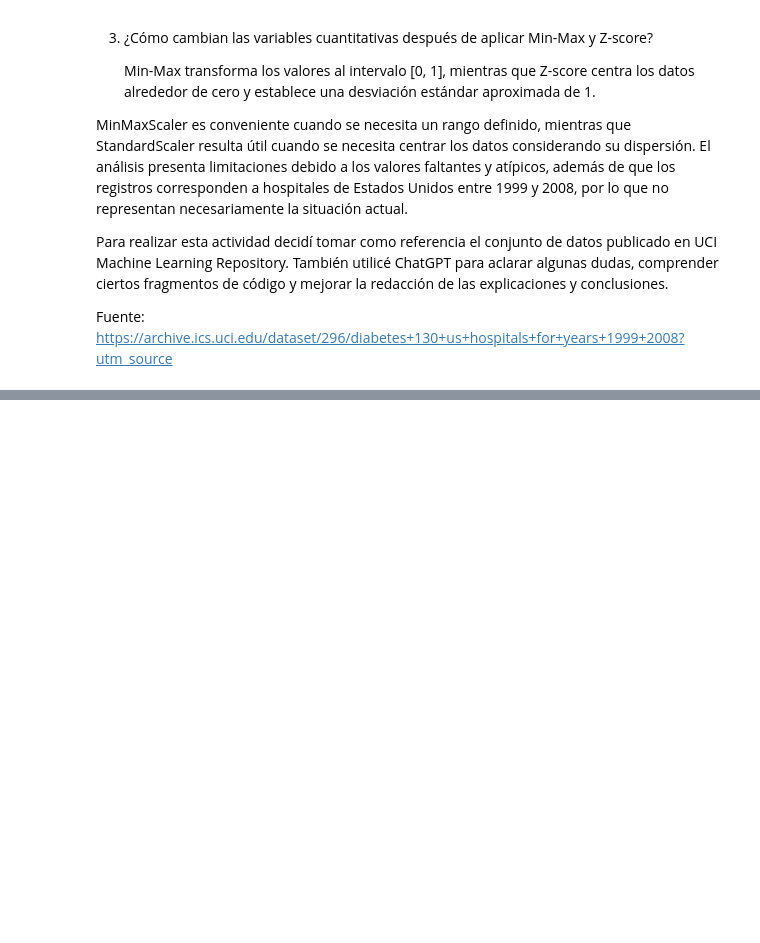
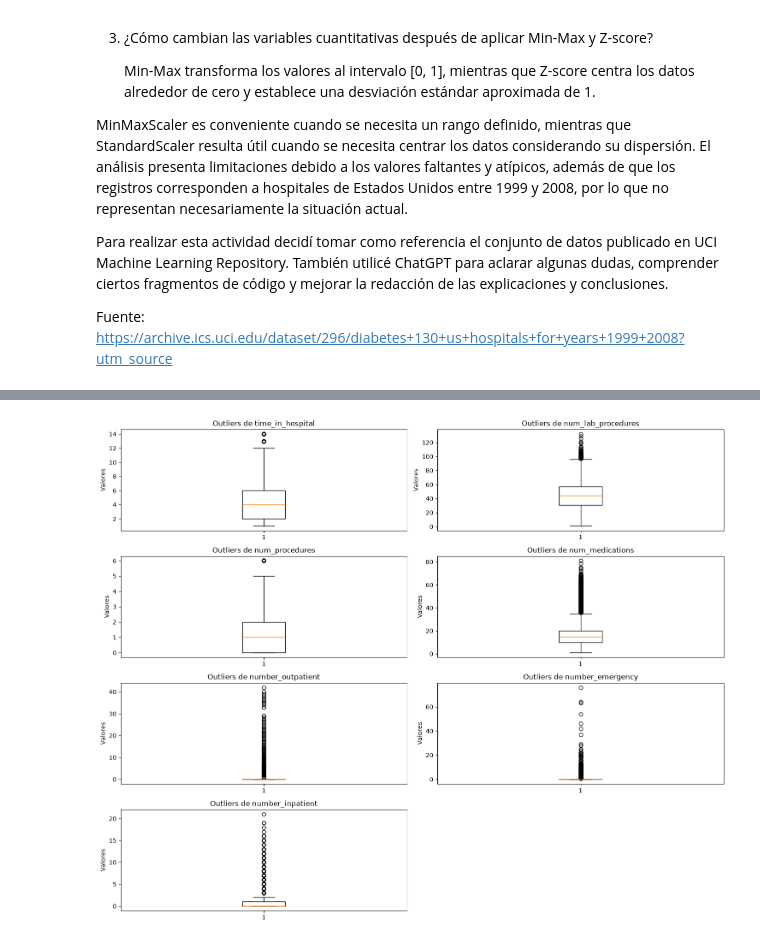
Before and after one commit to r0berto1000c-ops/fundamentosMachine26-27, a Jupyter notebook: Rosero_Robert_Practica_Datos_Medicos.ipynb, the cells around one changed output, grey strips where cells are left out. Cells and saved outputs as stored; diff of their text form; code cells hidden in the pictures; blank space fills up the shorter version.

Commit message:
Actividad: Detección de Outliers en datos médicos

```diff
--- a/Rosero_Robert_Practica_Datos_Medicos.ipynb
+++ b/Rosero_Robert_Practica_Datos_Medicos.ipynb
@@ -1004,0 +1105,11 @@ Fuente: https://archive.ics.uci.edu/dataset/296/diabetes+130+us+hospitals+for+ye
+# %%
+# Recorremos cada variable
+for columna in variables:
+
+    # Obtenemos las posiciones de los outliers
+    posiciones = np.where(mascara_outliers[columna])[0]
+
+    # Mostramos los resultados
+    print(f"\nVariable: {columna}")
+    print("Posiciones de outliers:", posiciones)
+    print("Total de outliers:", len(posiciones))
@@ -1004,0 +1134,26 @@ Fuente: https://archive.ics.uci.edu/dataset/296/diabetes+130+us+hospitals+for+ye
+# %%
+# Creamos el espacio para los gráficos
+plt.figure(figsize=(15, 12))
+
+# Recorremos las siete variables
+for i, columna in enumerate(variables):
+
+    # Creamos un gráfico para cada variable
+    plt.subplot(4, 2, i + 1)
+
+    # Graficamos el diagrama de caja
+    plt.boxplot(df_outliers[columna])
+
+    # Agregamos el título
+    plt.title(f"Outliers de {columna}")
+
+    # Agregamos la etiqueta del eje
+    plt.ylabel("Valores")
+
+# Ajustamos los espacios entre gráficos
+plt.tight_layout()
+
+# Mostramos los gráficos
+plt.show()
+# %% [output]
+[figure, added]
```
Also changed, not shown: parts of 9 cells of this notebook, 2 other files.
